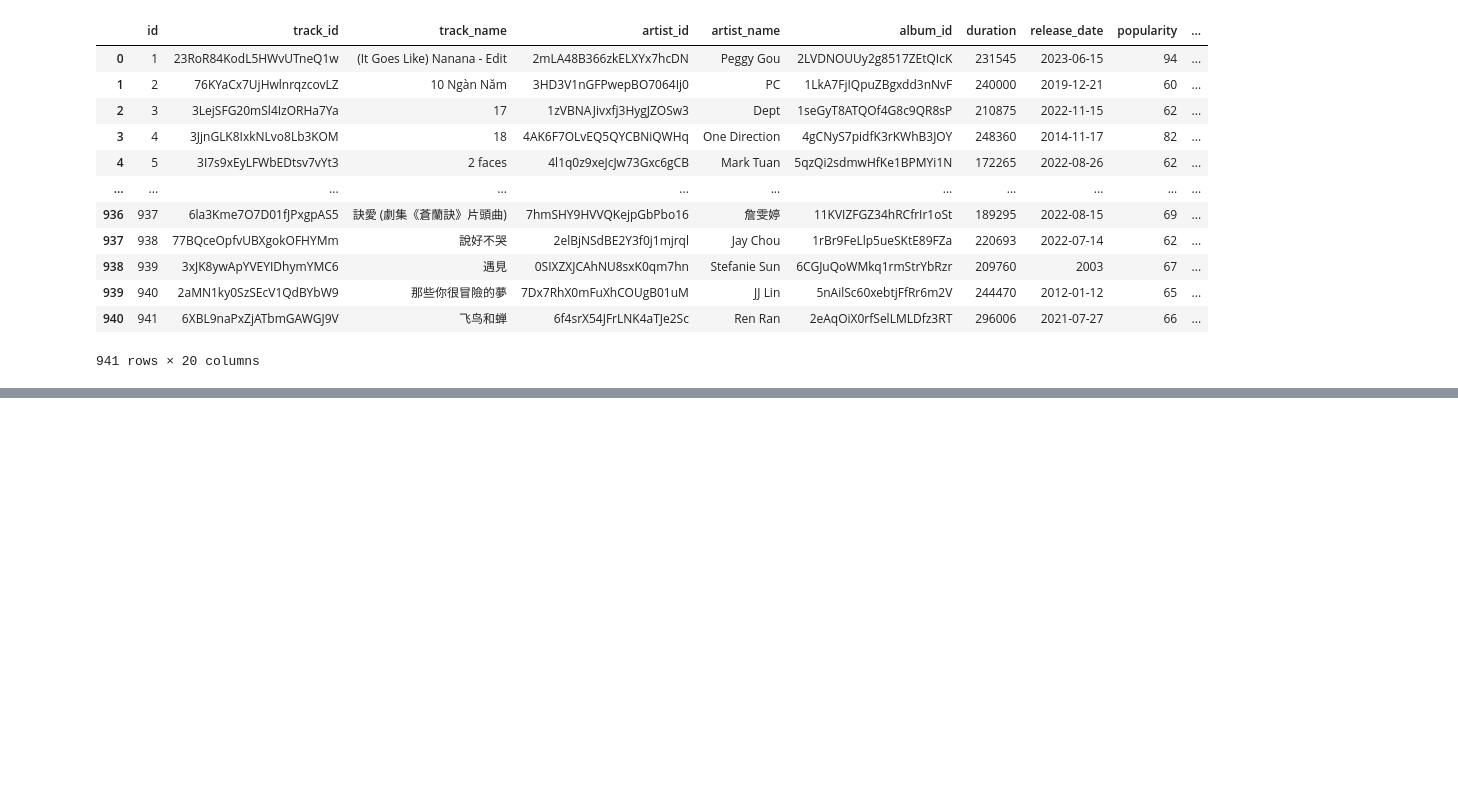
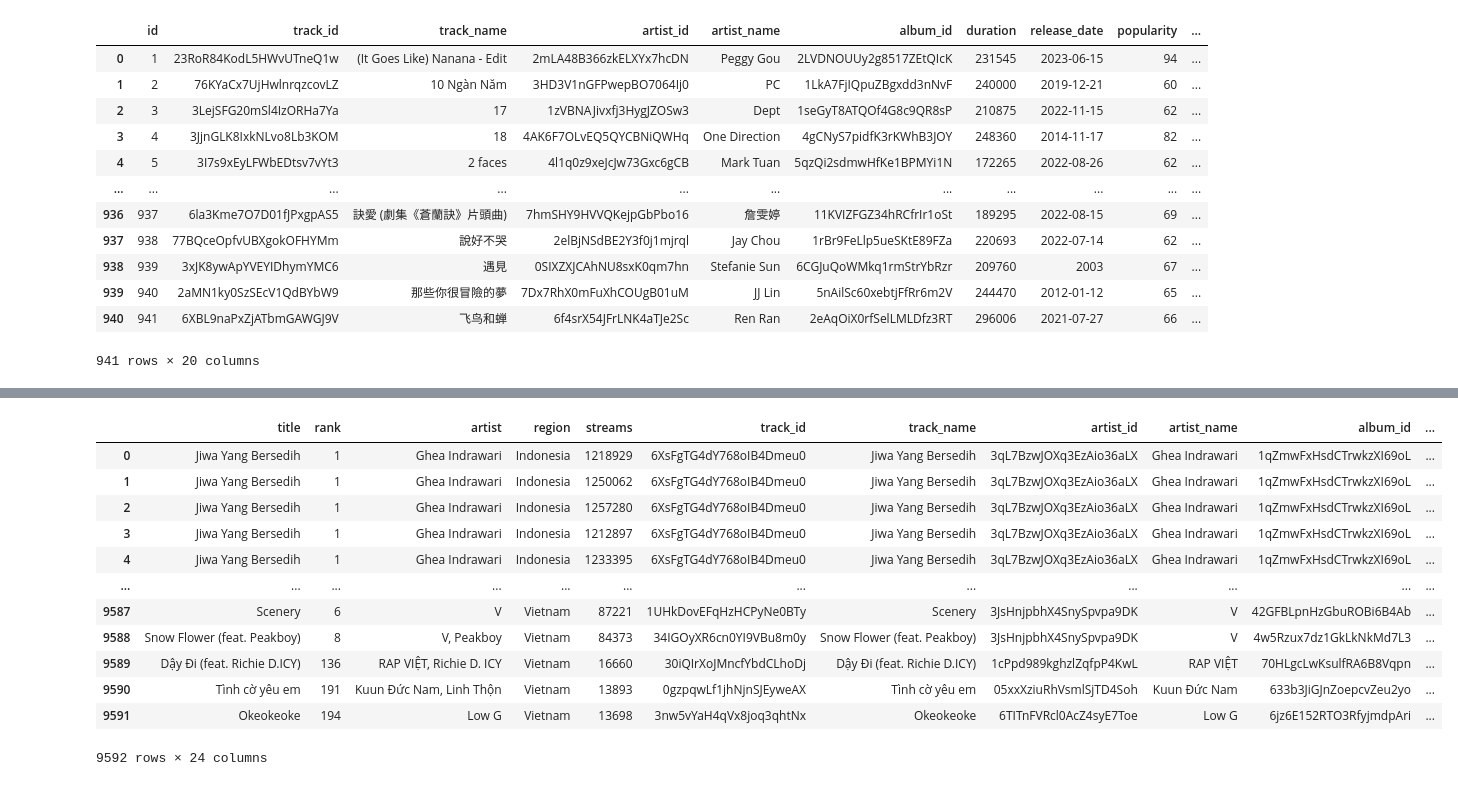
Before and after one commit to jeremiahfernandez97/spotify-pipeline, a Jupyter notebook: spotify_pipeline.ipynb, the cells around one changed output, grey strips where cells are left out. Saved outputs shown, nothing was run; the diff lists cells and outputs as text; code cells hidden in the pictures; blank space fills up the shorter version.

Commit message:
added track data and charts merge, data transformation

```diff
--- a/spotify_pipeline.ipynb
+++ b/spotify_pipeline.ipynb
@@ -526,0 +565,3 @@ get_track_data("6HpkHTTwfVmSoopeloHqOp", "fe07a9a23ea54344be9aa80e33d7583b", "71
+# %%
+# store track data to dataframe
+track_data = pd.read_sql_query("SELECT * FROM track_data", conn)
@@ -526,0 +585,7 @@ get_track_data("6HpkHTTwfVmSoopeloHqOp", "fe07a9a23ea54344be9aa80e33d7583b", "71
+# %%
+# drop unneeded columns then set track_id as index
+track_data = track_data.reset_index(drop=True).drop(["id"], axis=1).set_index("track_id")
+# %%
+# convert duration to duration_mins
+track_data["duration_mins"] = track_data["duration"]/60000
+track_data.drop("duration", axis=1, inplace=True)
@@ -526,0 +610,20 @@ get_track_data("6HpkHTTwfVmSoopeloHqOp", "fe07a9a23ea54344be9aa80e33d7583b", "71
+# %%
+# merge charts and track data
+charts_track_data_df = pd.merge(charts_df, track_data, left_on="track_id", right_on=track_data.index)
+# %%
+# inspect
+charts_track_data_df
+# %% [output]
+|  | title | rank | artist | region | streams | track_id | track_name | artist_id | artist_name | album_id | ... |
+| 0 | Jiwa Yang Bersedih | 1 | Ghea Indrawari | Indonesia | 1218929 | 6XsFgTG4dY768oIB4Dmeu0 | Jiwa Yang Bersedih | 3qL7BzwJOXq3EzAio36aLX | Ghea Indrawari | 1qZmwFxHsdCTrwkzXI69oL | ... |
+| 1 | Jiwa Yang Bersedih | 1 | Ghea Indrawari | Indonesia | 1250062 | 6XsFgTG4dY768oIB4Dmeu0 | Jiwa Yang Bersedih | 3qL7BzwJOXq3EzAio36aLX | Ghea Indrawari | 1qZmwFxHsdCTrwkzXI69oL | ... |
+| 2 | Jiwa Yang Bersedih | 1 | Ghea Indrawari | Indonesia | 1257280 | 6XsFgTG4dY768oIB4Dmeu0 | Jiwa Yang Bersedih | 3qL7BzwJOXq3EzAio36aLX | Ghea Indrawari | 1qZmwFxHsdCTrwkzXI69oL | ... |
+| 3 | Jiwa Yang Bersedih | 1 | Ghea Indrawari | Indonesia | 1212897 | 6XsFgTG4dY768oIB4Dmeu0 | Jiwa Yang Bersedih | 3qL7BzwJOXq3EzAio36aLX | Ghea Indrawari | 1qZmwFxHsdCTrwkzXI69oL | ... |
+| 4 | Jiwa Yang Bersedih | 1 | Ghea Indrawari | Indonesia | 1233395 | 6XsFgTG4dY768oIB4Dmeu0 | Jiwa Yang Bersedih | 3qL7BzwJOXq3EzAio36aLX | Ghea Indrawari | 1qZmwFxHsdCTrwkzXI69oL | ... |
+| ... | ... | ... | ... | ... | ... | ... | ... | ... | ... | ... | ... |
+| 9587 | Scenery | 6 | V | Vietnam | 87221 | 1UHkDovEFqHzHCPyNe0BTy | Scenery | 3JsHnjpbhX4SnySpvpa9DK | V | 42GFBLpnHzGbuROBi6B4Ab | ... |
+| 9588 | Snow Flower (feat. Peakboy) | 8 | V, Peakboy | Vietnam | 84373 | 34IGOyXR6cn0YI9VBu8m0y | Snow Flower (feat. Peakboy) | 3JsHnjpbhX4SnySpvpa9DK | V | 4w5Rzux7dz1GkLkNkMd7L3 | ... |
+| 9589 | Dậy Đi (feat. Richie D.ICY) | 136 | RAP VIỆT, Richie D. ICY | Vietnam | 16660 | 30iQIrXoJMncfYbdCLhoDj | Dậy Đi (feat. Richie D.ICY) | 1cPpd989kghzlZqfpP4KwL | RAP VIỆT | 70HLgcLwKsulfRA6B8Vqpn | ... |
+| 9590 | Tình cờ yêu em | 191 | Kuun Đức Nam, Linh Thộn | Vietnam | 13893 | 0gzpqwLf1jhNjnSJEyweAX | Tình cờ yêu em | 05xxXziuRhVsmlSjTD4Soh | Kuun Đức Nam | 633b3JiGJnZoepcvZeu2yo | ... |
+| 9591 | Okeokeoke | 194 | Low G | Vietnam | 13698 | 3nw5vYaH4qVx8joq3qhtNx | Okeokeoke | 6TITnFVRcl0AcZ4syE7Toe | Low G | 6jz6E152RTO3RfyjmdpAri | ... |
+9592 rows × 24 columns
```
Also changed, not shown: parts of 16 cells of this notebook.
